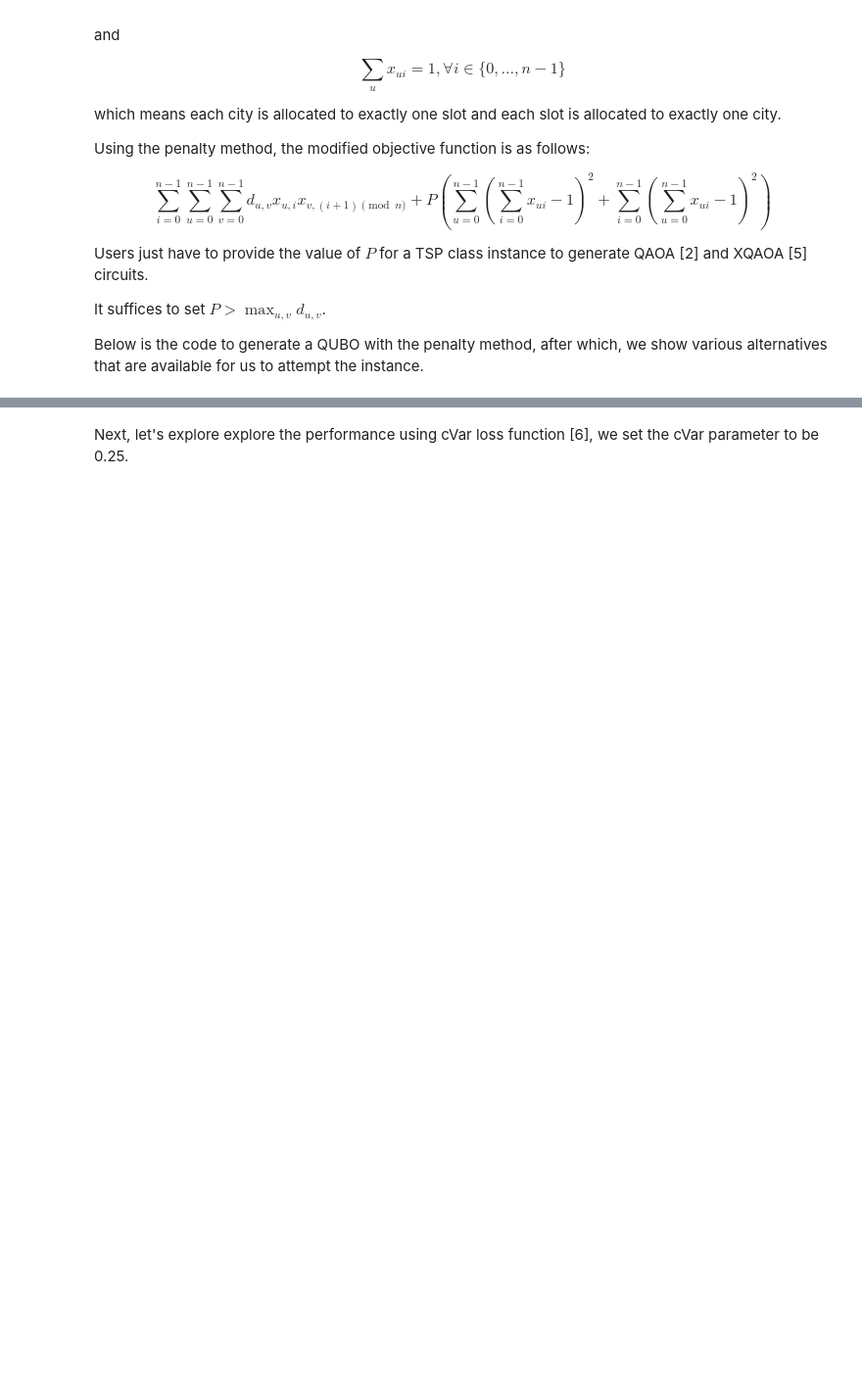
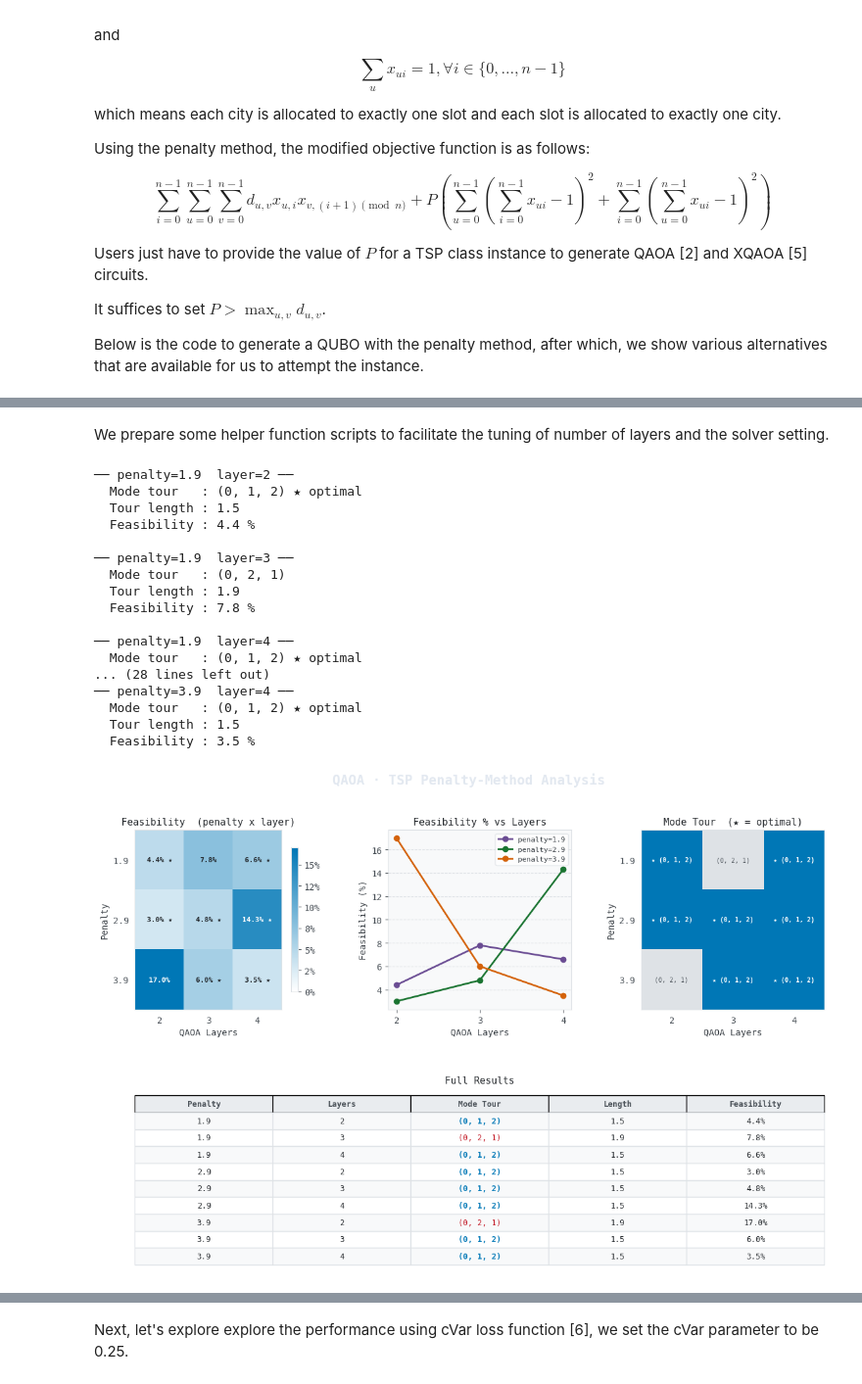
Before and after one commit to qiboteam/qiboopt, a Jupyter notebook: tutorial/TSP.ipynb, the cells around one changed output, grey strips where cells are left out. Shown at 98% size. Cells and saved outputs as stored; diff of their text form; code cells hidden in the pictures; blank space fills up the shorter version.

```diff
--- a/tutorial/TSP.ipynb
+++ b/tutorial/TSP.ipynb
@@ -556,27 +561,3 @@ def plot_penalty_summary(results_list):
 
     ax_table.set_title("Full Results", pad=8, color=T["text"], fontsize=11)
     plt.show()
-# %%
-penalty_qaoa_feasibility_dict = dict()
-results_list = []
-
-for penalty_pert in range(1,4):
-    penalty  = dist_matrix.max() + penalty_pert
-    TSP_with_penalty =  small_tsp.penalty_method(penalty)
-    for layer in range(2, 5):
-        print(f"\n -- penalty = {penalty} layer = {layer} --")
-        gammas = np.random.rand(layer)
-        betas = np.random.rand(layer)
-        output = TSP_with_penalty.train_QAOA(gammas=gammas, betas=betas)
-        output_freq = output[-1]
-        cycle, obj, prob_feasibility, cauchy_dict = find_mode_from_result(output_freq)
-        results_list.append({
-               "penalty":     penalty,
-               "layer":       layer,
-               "tour":        str(cycle),
-               "obj":         obj,
-               "feasibility": prob_feasibility,
-               "histogram":   dict(cauchy_dict),
-           })
-        penalty_qaoa_feasibility_dict[(penalty, layer)] =  prob_feasibility
-plot_penalty_summary(results_list)
@@ -614,0 +564,2 @@ plot_penalty_summary(results_list)
+# %% [markdown]
+We prepare some helper function scripts to facilitate the tuning of number of layers and the solver setting.
@@ -615 +660,24 @@ plot_penalty_summary(results_list)
+# %%
+results_std = run_penalty_experiment(small_tsp, dist_matrix,
+                                         penalty_range=range(1, 4),
+                                         layer_range=range(2, 5))
+# %% [output]
+── penalty=1.9  layer=2 ──
+  Mode tour   : (0, 1, 2) ★ optimal
+  Tour length : 1.5
+  Feasibility : 4.4 %
+
+── penalty=1.9  layer=3 ──
+  Mode tour   : (0, 2, 1)
+  Tour length : 1.9
+  Feasibility : 7.8 %
+
+── penalty=1.9  layer=4 ──
+  Mode tour   : (0, 1, 2) ★ optimal
+... (28 lines left out)
+── penalty=3.9  layer=4 ──
+  Mode tour   : (0, 1, 2) ★ optimal
+  Tour length : 1.5
+  Feasibility : 3.5 %
+[figure, added]
 # %% [markdown]
```
Also changed, not shown: parts of 15 cells of this notebook, 1 other file.
